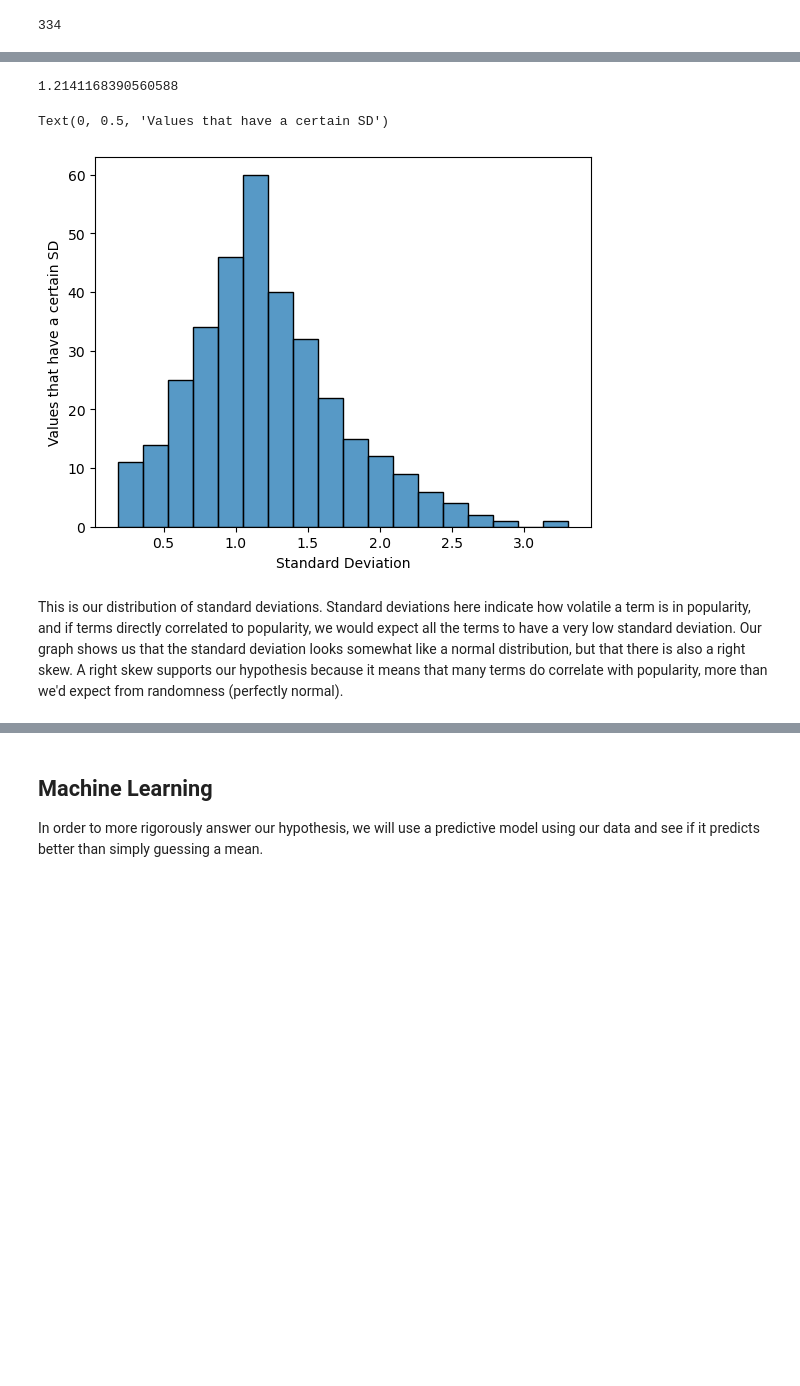
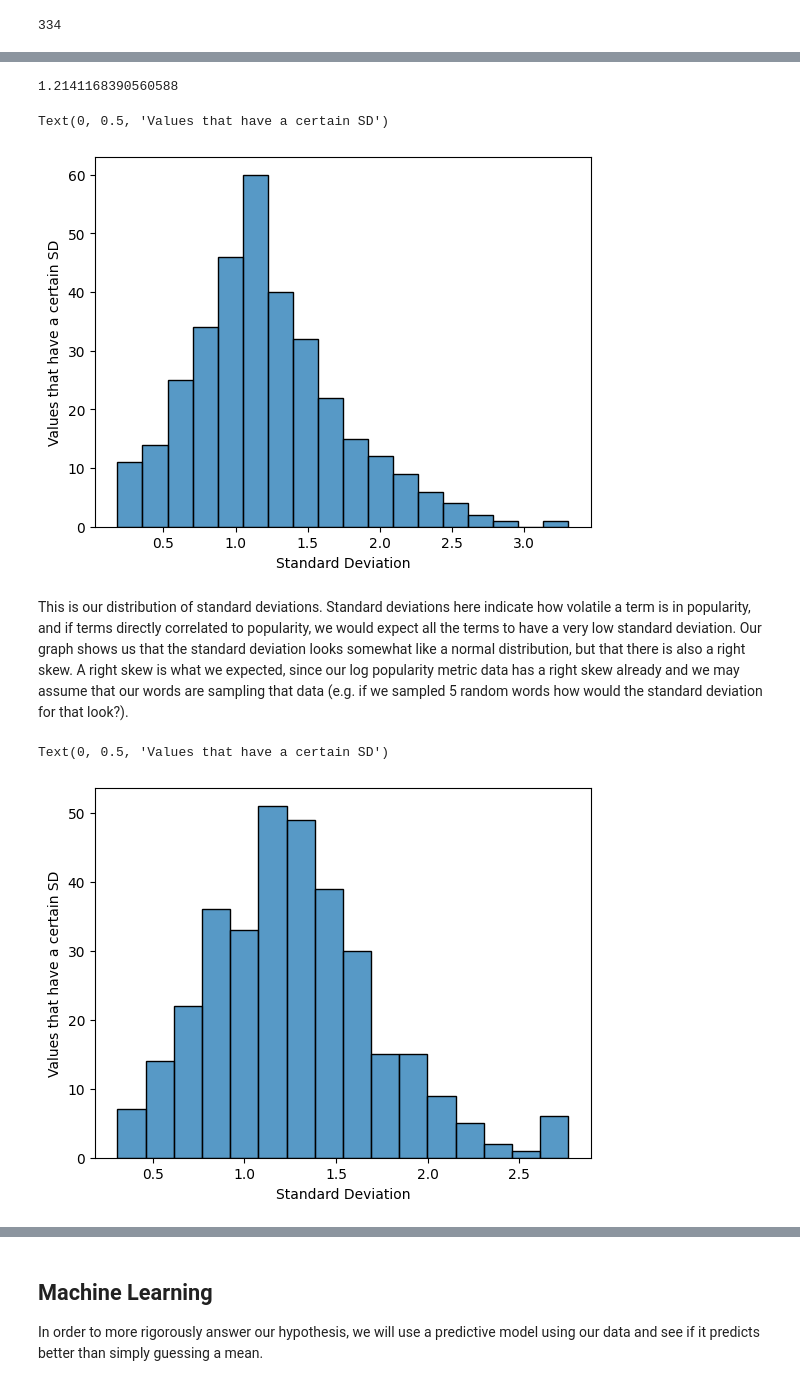
Before and after one commit to nuageux/Caption-to-Popularity, a Jupyter notebook: FinalProject_group3.ipynb, the cells around one changed output, grey strips where cells are left out. Saved outputs shown, nothing was run; the diff lists cells and outputs as text; code cells hidden in the pictures; blank space fills up the shorter version.

```diff
--- a/FinalProject_group3.ipynb
+++ b/FinalProject_group3.ipynb
@@ -597,6 +597,7 @@ count = 0
 n = 5 # only analyze words that are related to >= n posts to get meaningful
 logpop_stats = {}
 rank_stats = {}
+random_std_dev = [];
 for word in unique:
     if len(unique[word]) >= n:
         count += 1
@@ -605,6 +606,9 @@ for word in unique:
 
         rank_data = [val[2] for val in unique[word]]
         rank_stats[word] = (np.std(rank_data), np.ptp(rank_data))
+
+        #at the same time generate a random std deviation.
+        random_std_dev.append(np.std(df.sample(len(unique[word]))['LogPopMetric']))
 print(count)
 # %% [output]
 334
@@ -622,6 +626,13 @@ plt.ylabel('Values that have a certain SD')
 # %% [output]
 1.2141168390560588
 Text(0, 0.5, 'Values that have a certain SD')
-[figure, old version]
+[figure, new version]
 # %% [markdown]
-This is our distribution of standard deviations. Standard deviations here indicate how volatile a term is in popularity, and if terms directly correlated to popularity, we would expect all the terms to have a very low standard deviation. Our graph shows us that the standard deviation looks somewhat like a normal distribution, but that there is also a right skew. A right skew supports our hypothesis because it means that many terms do correlate with popularity, more than we'd expect from randomness (perfectly normal).
+This is our distribution of standard deviations. Standard deviations here indicate how volatile a term is in popularity, and if terms directly correlated to popularity, we would expect all the terms to have a very low standard deviation. Our graph shows us that the standard deviation looks somewhat like a normal distribution, but that there is also a right skew. A right skew is what we expected, since our log popularity metric data has a right skew already and we may assume that our words are sampling that data (e.g. if we sampled 5 random words how would the standard deviation for that look?).
+# %%
+sns.histplot(random_std_dev)
+plt.xlabel('Standard Deviation')
+plt.ylabel('Values that have a certain SD')
+# %% [output]
+Text(0, 0.5, 'Values that have a certain SD')
+[figure, added]
```
Also changed, not shown: parts of 16 cells of this notebook.
